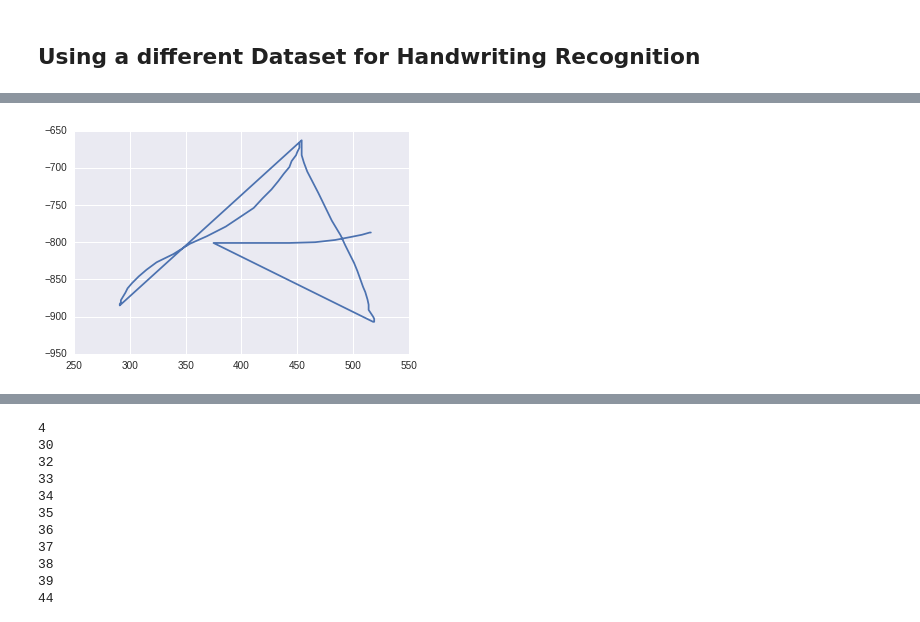
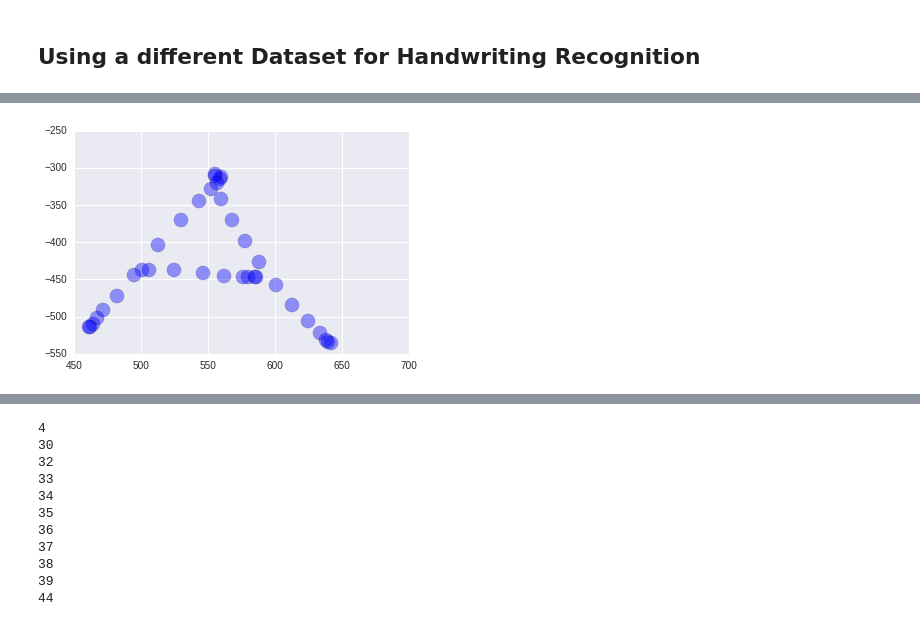
Before and after one commit to reza-asad/Hand-Writing-Recognition, a Jupyter notebook: model_evaluation/english_character_recognition.ipynb, the cells around one changed output, grey strips where cells are left out. Saved outputs shown, nothing was run; the diff lists cells and outputs as text; code cells hidden in the pictures.

```diff
--- a/model_evaluation/english_character_recognition.ipynb
+++ b/model_evaluation/english_character_recognition.ipynb
@@ -188,3 +188,20 @@ with open(path+'train-data.csv', 'rb') as csvfile:
             record = dict()
             record[symbol] = json.loads(row[2])
             recordings.append(record)
+# %%
+# Find the distribution distance between strokes
+def find_dist(x,y):
+    x = np.array([x['x'], x['y']])
+    y = np.array([y['x'], y['y']])
+    return sqrt(sum((x-y)**2))
+
+stroke_dist = []
+for record in recordings:
+    drawing = record[record.keys()[0]]
+    for i in range(1, len(drawing)):
+        # current point
+        s_curr = drawing[i][0]
+
+        # previous point
+        s_prev = drawing[i-1][-1]
+        stroke_dist.append(find_dist(s_curr, s_prev))
@@ -191,5 +226,6 @@ with open(path+'train-data.csv', 'rb') as csvfile:
 # %%
 # Some configuration needed for modifying the drawing record
+STOROKE_CONNECT_THERESHOLD=10
 FACTOR_CORRECTION = 0.00001
 DEHOOK_THRESHOLD = 3
 DEHOOK_ANGLE_THRESHOLD_BEG = 80
@@ -220,6 +256,21 @@ class drawing_record():
                     maxy = point['y']
         return (mint, minx, maxx, miny, maxy)
 
+    def stroke_connect(self):
+        """
+        Connects two srokes if the distance betwen them
+        is unusualy close
+        """
+        for i in range(1, len(self.coordinates)):
+            # current point
+            s_curr = self.coordinates[i][0]
+
+            # previous point
+            s_prev = self.coordinates[i-1][-1]
+            if find_dist(s_curr, s_prev) < STOROKE_CONNECT_THERESHOLD:
+                pass
+
+
     def dehook(self, beg=False, end=False):
         """
         Removes hooks at the begining or end of a stroke
@@ -237,40 +288,52 @@ class drawing_record():
                 return v-w
             p_10 = diff(points[0], points[1])
             p_21 = diff(points[1], points[2])
-            cos_angle = float(p_10.dot(p_21))/(sqrt(p_10.dot(p_10)) * sqrt(p_21.dot(p_21)))
+            # Find the cosine of the angle
+            cos_angle = float(p_10.dot(p_21))/((sqrt(p_10.dot(p_10)) +
+                                                FACTOR_CORRECTION) *
+                                               (sqrt(p_21.dot(p_21)) +
+                                                FACTOR_CORRECTION))
             angle = arccos(cos_angle) * 180/pi
             return angle
 
         # Dehooks at the begining
-        def dehook_stroke_beg(stroke, angle):
-            all_but_first = stroke[1:] # everything but the first point
-            first_point = stroke[0] # first point
-            three_points = stroke[:3] # first three points
-            if calculate_angle(stroke) < angle:
-                print calculate_angle(stroke), 'beg'
-                return stroke
+        def dehook_stroke(all_points, one_point, three_points, angle,
+                          beg=False, end=False):
+            if calculate_angle(three_points) < angle:
+                print calculate_angle(three_points), 'beg={}'.format(beg)
+                return all_points
             else:
-                print calculate_angle(three_points), 'dehooked', 'beg'
-                return dehook_stroke_beg(all_but_first, angle)
+                print calculate_angle(three_points), 'dehooked', 'beg={}'.format(beg)
+                if beg:
+                    return dehook_stroke(all_points[1:],
+                                         all_points[2],
+                                         all_points[1:4],
+                                         angle,
+                                         beg=beg)
+                if end:
+                    return dehook_stroke(all_points[:-2],
+                                         all_points[-2],
+                                         all_points[-4:-1],
+                                         angle,
+                                         end=end)
 
-        # Dehooks at the end
-        def dehook_stroke_end(stroke, angle):
-            all_but_last = stroke[:-1]
-            last_point = stroke[-1]
-            three_points = stroke[-3:]
-            if calculate_angle(three_points) < angle:
-                print calculate_angle(three_points), 'end'
-                return stroke
-            else:
-                print calculate_angle(three_points), 'dehooked', 'end'
-                return dehook_stroke_end(all_but_last, angle)
         if len(self.coordinates) < DEHOOK_THRESHOLD:
             return
         for i, stroke in enumerate(self.coordinates):
             if beg:
-                self.coordinates[i] = dehook_stroke_beg(stroke, DEHOOK_ANGLE_THRESHOLD_BEG)
+                self.coordinates[i] = dehook_stroke(stroke,
+                                                    stroke[0],
+                                                    stroke[:3],
+                                                    DEHOOK_ANGLE_THRESHOLD_BEG,
+                                                    beg=beg,
+                                                    end=False)
             if end:
-                self.coordinates[i] = dehook_stroke_end(self.coordinates[i], DEHOOK_ANGLE_THRESHOLD_END)
+                self.coordinates[i] = dehook_stroke(self.coordinates[i],
+                                                    stroke[-1],
+                                                    stroke[-3:],
+                                                    DEHOOK_ANGLE_THRESHOLD_END,
+                                                    end=end,
+                                                    beg=False)
 
     def scale_shift(self):
         """
@@ -286,34 +349,34 @@ class drawing_record():
                 fy = 1.0/height
                 f = min(fx,fy)
                 add = min(width, height)/2.0 * f
                 addx, addy = 0, 0
                 if f == fx:
                     addx = add
                 else:
                     addy = add
                 point['x'] = (point['x'] - minx) * f - addx
                 point['y'] = (point['y'] - miny) * f - addy
                 point['time'] = point['time'] - mint
 
     def resample(self):
         pass
     def plot_drawing(self):
         x_val = []
         y_val = []
         for stroke in self.coordinates:
             for point in stroke:
                 x_val.append(point['x'])
                 y_val.append(-point['y'])
-        plt.plot(x_val, y_val)
+        plt.scatter(x_val, y_val, s=200, alpha=0.4)
         plt.show(block=False)
-dr = drawing_record(recordings[32]['A'])
+dr = drawing_record(recordings[4]['A'])
 dr.plot_drawing()
 # print dr.coordinates[0][-1]
 # print dr.coordinates[1][-1]
 # print dr.coordinates[2][-1]
-dr.scale_shift()
 dr.dehook(beg=True, end=True)
+# dr.scale_shift()
 dr.plot_drawing()
 dr.coordinates
 # %% [output]
-[figure, old version]
+[figure, new version]
```
Also changed, not shown: parts of 4 cells of this notebook.
